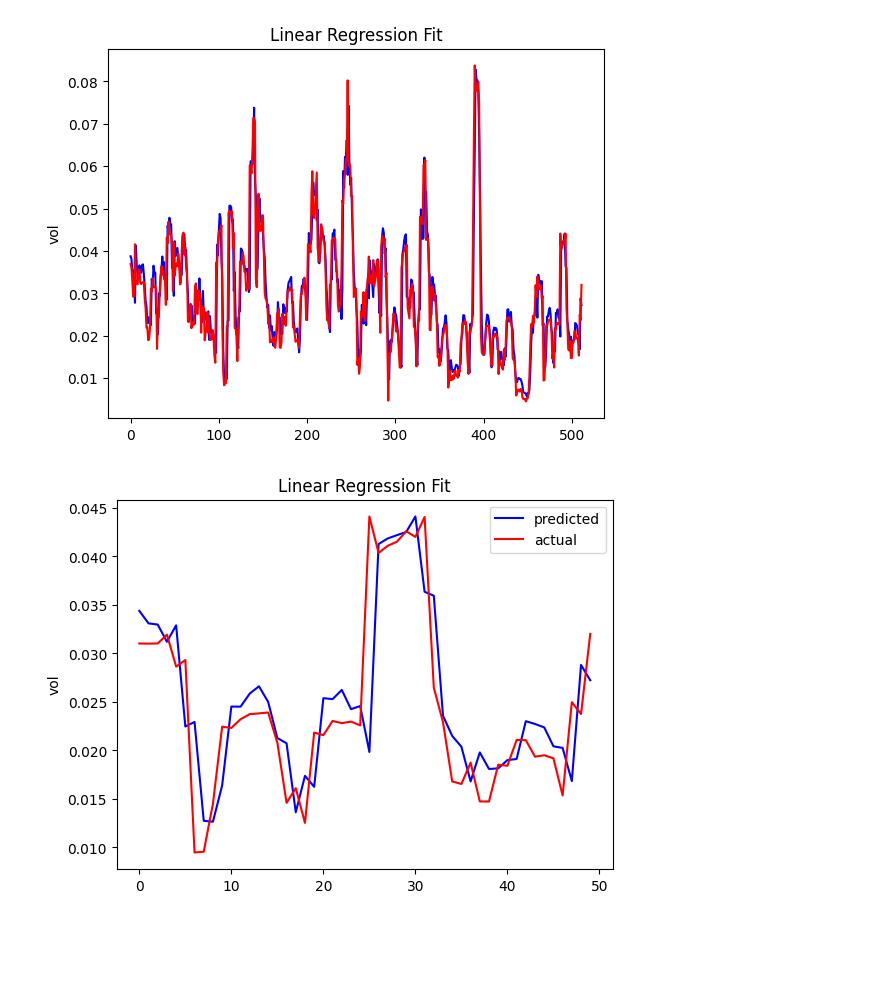
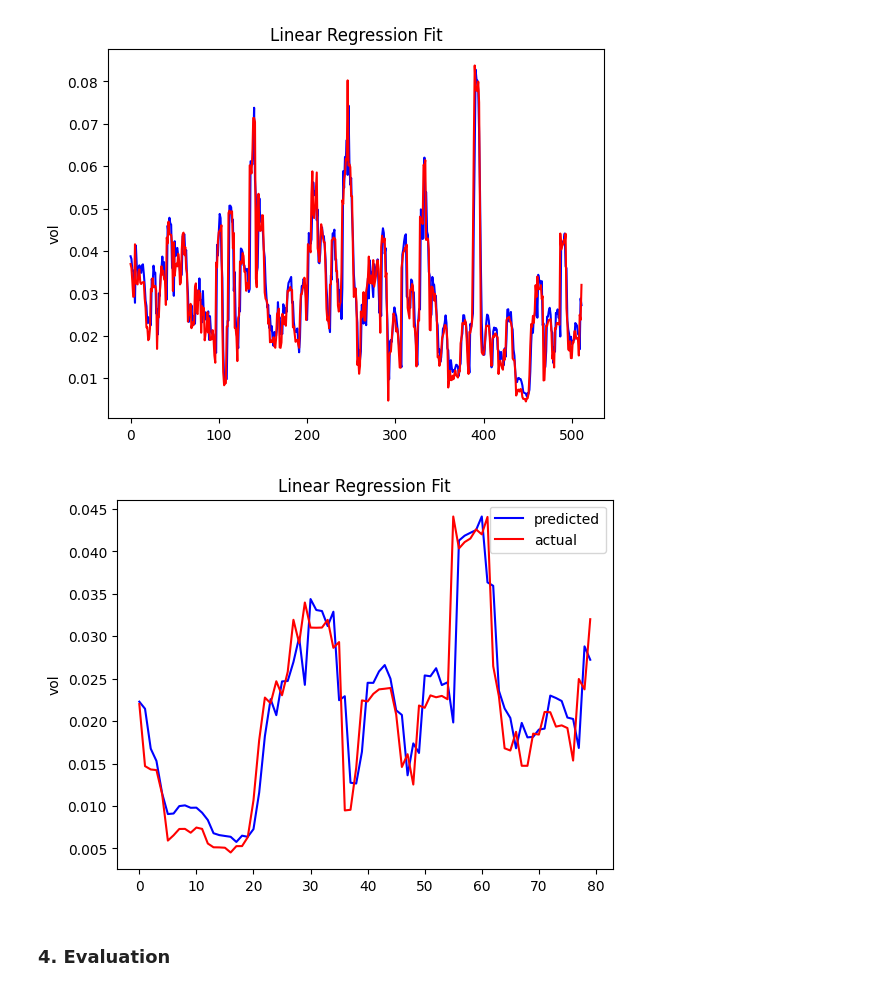
Before and after one commit to frankli073/variance_prediction, a Jupyter notebook: models/linear_regression.ipynb, the cells around one changed output. Drawn from its saved outputs; the diff is of its cells as text; code cells hidden in the pictures; blank space fills up the shorter version.

```diff
--- a/models/linear_regression.ipynb
+++ b/models/linear_regression.ipynb
@@ -60,11 +80,13 @@ plt.show()
 # %% [output]
 [figure]
 # %%
-plt.plot(y_pred[-50:], color='blue', label='predicted')  # regression line
-plt.plot(y_test[-50:], color='red', label='actual')
+plt.plot(y_pred[-80:], color='blue', label='predicted')  # regression line
+plt.plot(y_test[-80:], color='red', label='actual')
 plt.ylabel("vol")
 plt.title("Linear Regression Fit")
 plt.legend()
 plt.show()
 # %% [output]
-[figure, old version]
+[figure, new version]
+# %% [markdown]
+### 4. Evaluation <a id='4'></a>
```
Also changed, not shown: parts of 6 cells of this notebook.
